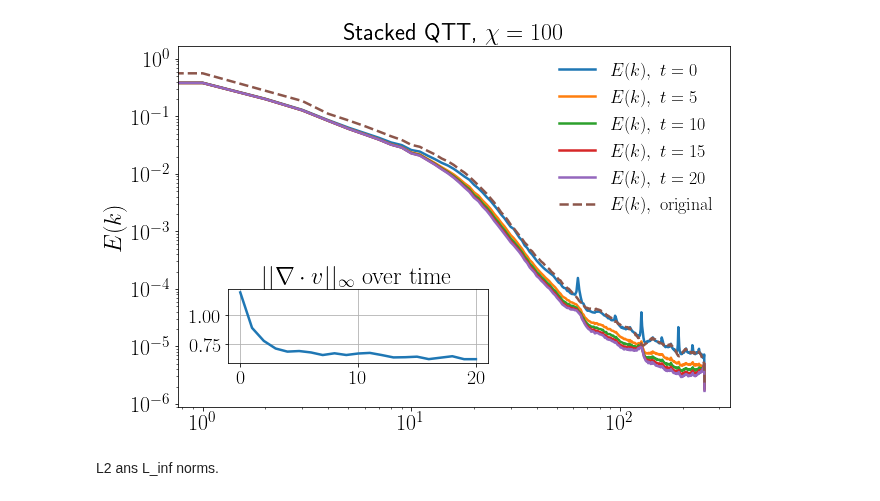
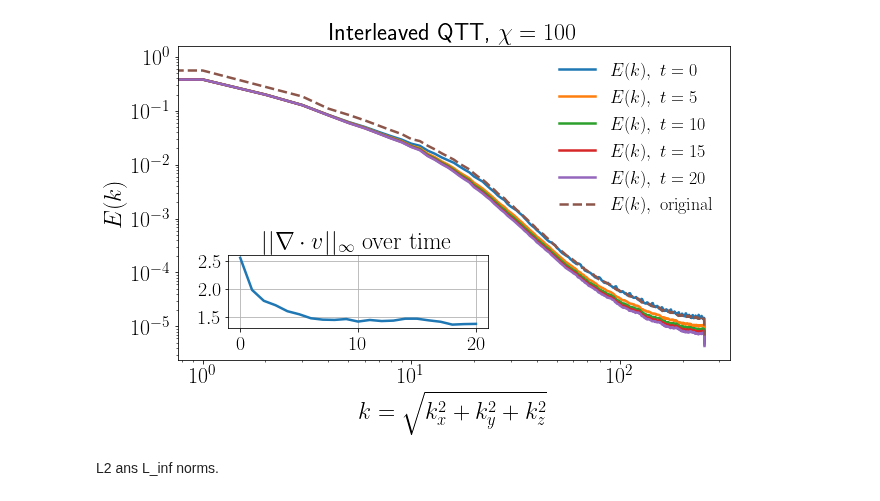
Before and after one commit to stefanopisoni/TN_Turbulence, a Jupyter notebook: 3D_evolution/3D_evolution_plot.ipynb, the cells around one changed output. Drawn from its saved outputs; the diff is of its cells as text; code cells hidden in the pictures.

Commit message:
plots

```diff
--- a/3D_evolution/3D_evolution_plot.ipynb
+++ b/3D_evolution/3D_evolution_plot.ipynb
@@ -14,7 +14,7 @@ torch.set_default_dtype(torch.float64)
 Li = 10
 d = 2
 
-encoding_prefix = "sta"
+encoding_prefix = "seq"
 opt_method = "linsys"
 noq = 3 * Li
 bd_max = 100
@@ -82,36 +82,36 @@ if encoding_prefix == "seq":
 ax_main.set_ylabel(r'$E(k)$', fontsize=24)
 
 if encoding_prefix == "seq":
     ax_main.set_title(rf'Interleaved QTT, $\chi = {bd_max}$', fontsize=24)
 elif encoding_prefix == "sta":
     ax_main.set_title(rf'Stacked QTT, $\chi = {bd_max}$', fontsize=24)
 
 ax_main.tick_params(axis='both', which='major', labelsize=22)
 ax_main.tick_params(axis='both', which='minor', labelsize=12)
 ax_main.legend(fontsize=18, loc='upper right', frameon=False)
 
 # ——— Inset parameters ———
 if encoding_prefix == "seq":
     in_w, in_h = 0.40, 0.40   # smaller inset
-    left, bottom = 0.21, 0.26 # shift right & up
+    left, bottom = 0.21, 0.27 # shift right & up
     pad = 0.03               # less padding
 elif encoding_prefix == "sta":
     in_w, in_h = 0.40, 0.40   # smaller inset
-    left, bottom = 0.21, 0.19 # shift right & up
+    left, bottom = 0.21, 0.18 # shift right & up
     pad = 0.03               # less padding
 
 # Bottom‐inset: Linf norm
 ax_linf = fig.add_axes([left, bottom, in_w, in_h/2 - pad])
 ax_linf.plot(times_div, div_linf)
 ax_linf.set_title(r'$||\nabla\cdot v||_\infty \mathrm{~over~time}$', fontsize=24)
 ax_linf.tick_params(labelsize=20)
 ax_linf.grid(True)
 
 plt.tight_layout()
 plt.savefig(f"Plots/{repo_name}.pdf", format="pdf")
 plt.show()
 # %% [output]
-[figure, old version]
+[figure, new version]
 # %% [markdown]
 L2 ans L_inf norms.
 # %%
```
Also changed, not shown: 2 other files.
